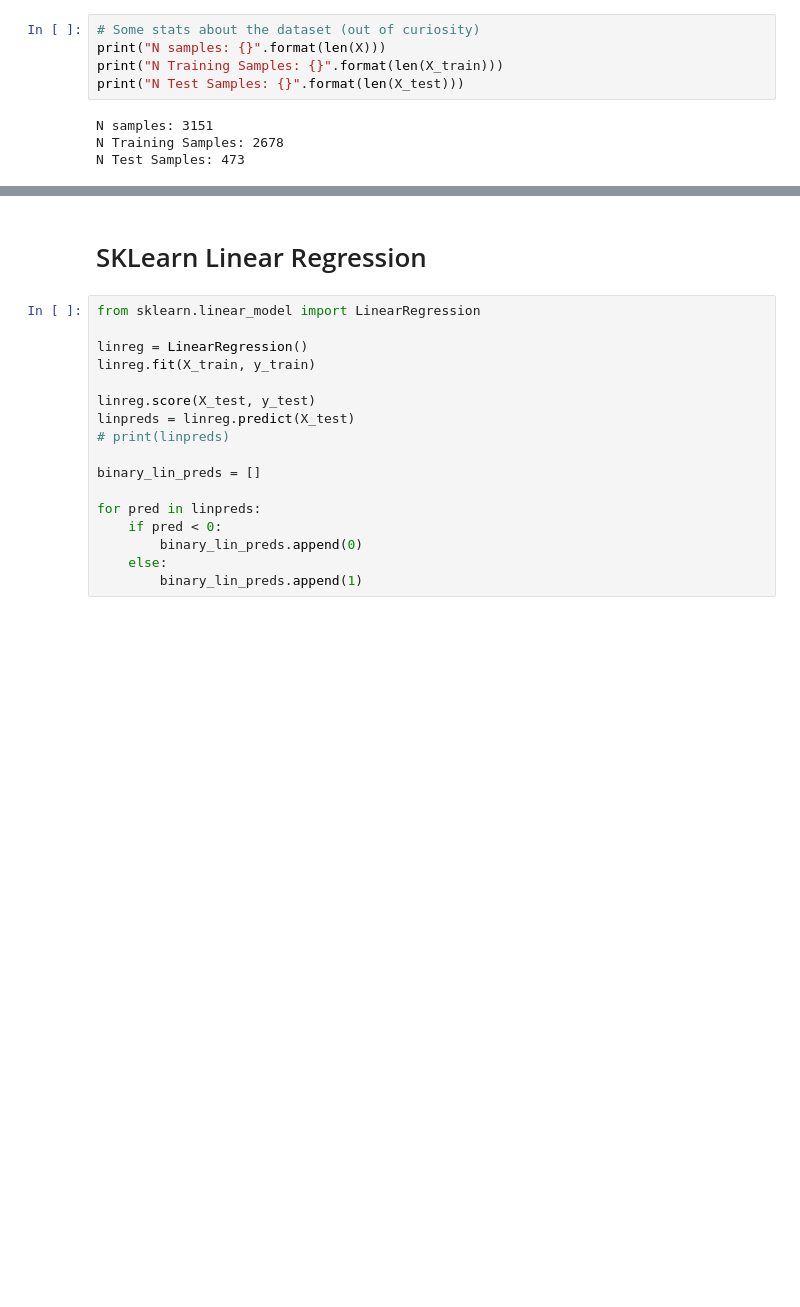
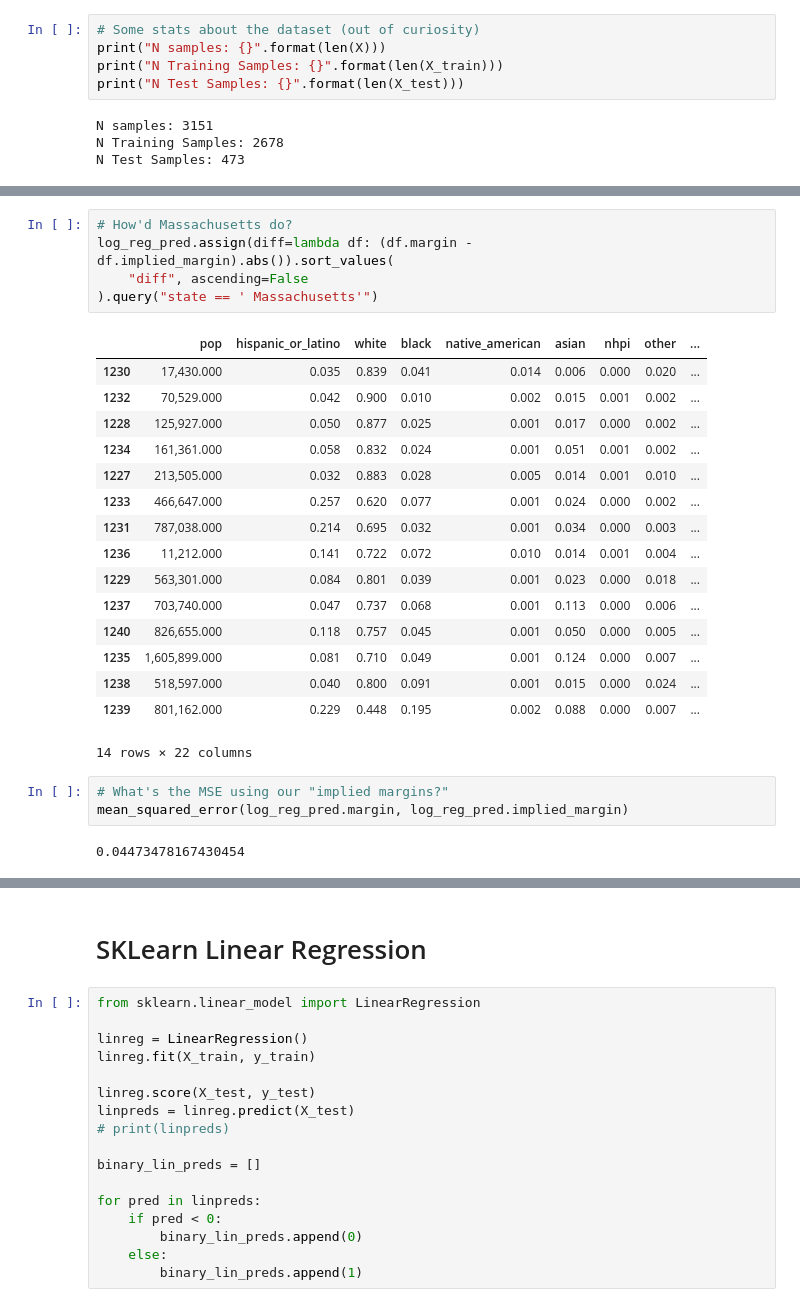
Before and after one commit to samchat5/EECE5644-project, a Jupyter notebook: log_reg.ipynb, the cells around one changed output, grey strips where cells are left out. Saved outputs shown, nothing was run; the diff lists cells and outputs as text; blank space fills up the shorter version.

```diff
--- a/log_reg.ipynb
+++ b/log_reg.ipynb
@@ -125,0 +153,27 @@ X_train, X_test, y_train, y_test = train_test_split(X_standardized, y, test_size
+# %%
+# How'd Massachusetts do?
+log_reg_pred.assign(diff=lambda df: (df.margin - df.implied_margin).abs()).sort_values(
+    "diff", ascending=False
+).query("state == ' Massachusetts'")
+# %% [output]
+|  | pop | hispanic_or_latino | white | black | native_american | asian | nhpi | other | ... |
+| 1230 | 17,430.000 | 0.035 | 0.839 | 0.041 | 0.014 | 0.006 | 0.000 | 0.020 | ... |
+| 1232 | 70,529.000 | 0.042 | 0.900 | 0.010 | 0.002 | 0.015 | 0.001 | 0.002 | ... |
+| 1228 | 125,927.000 | 0.050 | 0.877 | 0.025 | 0.001 | 0.017 | 0.000 | 0.002 | ... |
+| 1234 | 161,361.000 | 0.058 | 0.832 | 0.024 | 0.001 | 0.051 | 0.001 | 0.002 | ... |
+| 1227 | 213,505.000 | 0.032 | 0.883 | 0.028 | 0.005 | 0.014 | 0.001 | 0.010 | ... |
+| 1233 | 466,647.000 | 0.257 | 0.620 | 0.077 | 0.001 | 0.024 | 0.000 | 0.002 | ... |
+| 1231 | 787,038.000 | 0.214 | 0.695 | 0.032 | 0.001 | 0.034 | 0.000 | 0.003 | ... |
+| 1236 | 11,212.000 | 0.141 | 0.722 | 0.072 | 0.010 | 0.014 | 0.001 | 0.004 | ... |
+| 1229 | 563,301.000 | 0.084 | 0.801 | 0.039 | 0.001 | 0.023 | 0.000 | 0.018 | ... |
+| 1237 | 703,740.000 | 0.047 | 0.737 | 0.068 | 0.001 | 0.113 | 0.000 | 0.006 | ... |
+| 1240 | 826,655.000 | 0.118 | 0.757 | 0.045 | 0.001 | 0.050 | 0.000 | 0.005 | ... |
+| 1235 | 1,605,899.000 | 0.081 | 0.710 | 0.049 | 0.001 | 0.124 | 0.000 | 0.007 | ... |
+| 1238 | 518,597.000 | 0.040 | 0.800 | 0.091 | 0.001 | 0.015 | 0.000 | 0.024 | ... |
+| 1239 | 801,162.000 | 0.229 | 0.448 | 0.195 | 0.002 | 0.088 | 0.000 | 0.007 | ... |
+14 rows × 22 columns
+# %%
+# What's the MSE using our "implied margins?"
+mean_squared_error(log_reg_pred.margin, log_reg_pred.implied_margin)
+# %% [output]
+0.04473478167430454
```
Also changed, not shown: parts of 8 cells of this notebook, 5 other files.
